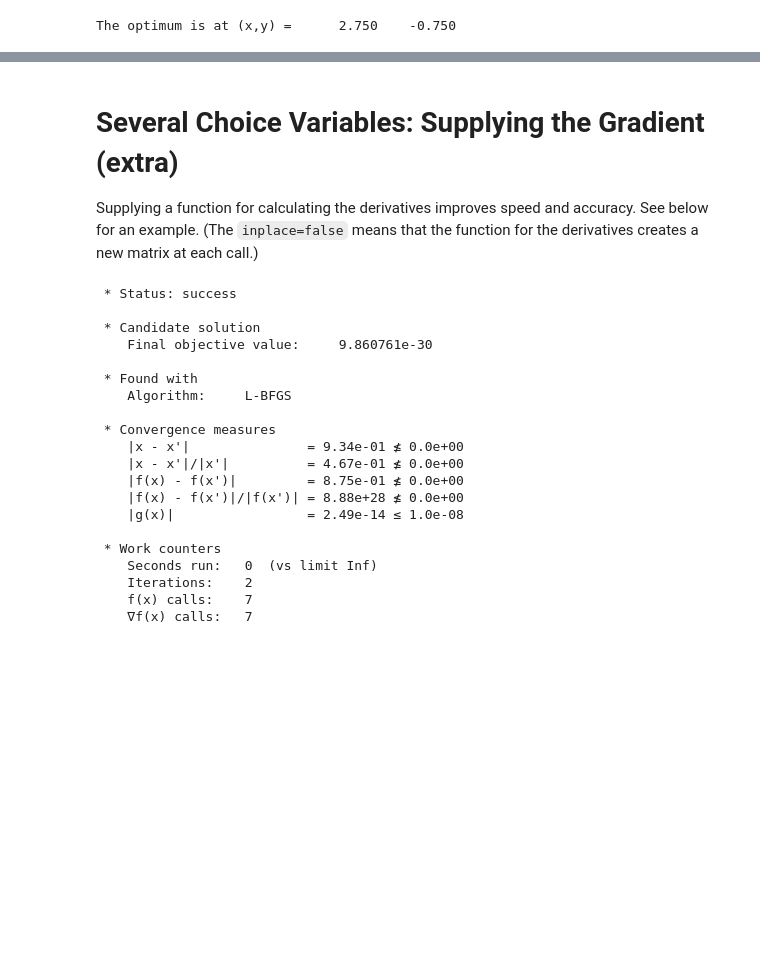
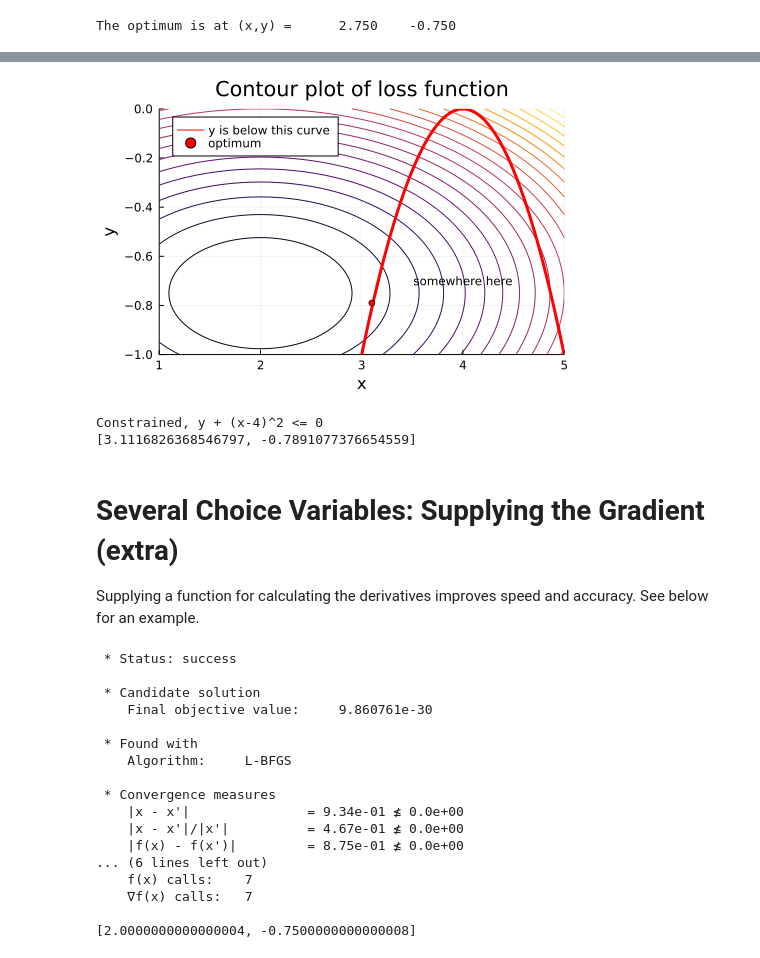
Before and after one commit to PaulSoderlind/JuliaTutorial, a Jupyter notebook: Tutorial_22a_Optimization_Optim.ipynb, the cells around one changed output, grey strips where cells are left out. Saved outputs shown, nothing was run; the diff lists cells and outputs as text; code cells hidden in the pictures; blank space fills up the shorter version.

```diff
--- a/Tutorial_22a_Optimization_Optim.ipynb
+++ b/Tutorial_22a_Optimization_Optim.ipynb
@@ -161,15 +216,53 @@ The optimum is at (x,y) =      2.750    -0.750
+# %%
+yRestriction = -(x.-4).^2               #y should be less than this
+
+p1 = contour( x,y,loss2d',
+              legend = false,
+              levels = 21,
+              title = "Contour plot of loss function",
+              xlabel = "x",
+              ylabel = "y",
+              xlims = (1,5),
+              ylims = (-1,0),
+              annotation = (4.0,-0.7,text("somewhere here",8)) )
+plot!(x,yRestriction,linecolor=:red,linewidth=3,label="y is below this curve",legend=:topleft)
+scatter!([3.1],[-0.79],markercolor=:red,label="optimum")
+display(p1)
+# %% [output]
+[figure, added]
+# %%
+function IneqConstrfun!(c,p)       #another restriction
+    (x,y) = (p[1],p[2])
+    c[1]  = y + (x-4)^2
+  return c
+end
+
+lx = [-Inf,-Inf]                   #effectively no bounds on the parameters
+ux = [Inf,Inf]
+lc = [-Inf]                        # -Inf <= c <= 0.0
+uc = [0.0]
+
+df  = TwiceDifferentiable(fn2,x0)
+dfc = TwiceDifferentiableConstraints(IneqConstrfun!,lx,ux,lc,uc)
+Sol = optimize(df,dfc,x0,IPNewton())
+println("Constrained, y + (x-4)^2 <= 0")
+println(Optim.minimizer(Sol))
+# %% [output]
+Constrained, y + (x-4)^2 <= 0
+[3.1116826368546797, -0.7891077376654559]
 # %% [markdown]
 # Several Choice Variables:  Supplying the Gradient (extra)
 
-Supplying a function for calculating the derivatives improves speed and accuracy. See below for an example. (The `inplace=false` means that the function for the derivatives creates a new matrix at each call.)
+Supplying a function for calculating the derivatives improves speed and accuracy. See below for an example.
 # %%
-function g2(x)                        #derivatives of fn2 wrt. x[1] and x[2]
-    G = [2*(x[1]-2), 2*4(4*x[2]+3)]   #creates a new vector: use inplace = false in optimize()
+function g2!(G,x)                        #derivatives of fn2 wrt. x[1] and x[2]
+    G[:] = [2*(x[1]-2), 2*4(4*x[2]+3)]   #fills an existing vector
     return G
 end
 
-Sol3 = optimize(fn2,g2,[1.0,-0.5],inplace=false)
+Sol3 = optimize(fn2,g2!,[1.0,-0.5])
 println(Sol3)
+println(Optim.minimizer(Sol3))
 # %% [output]
  * Status: success
 
@@ -183,11 +276,8 @@ println(Sol3)
     |x - x'|               = 9.34e-01 ≰ 0.0e+00
     |x - x'|/|x'|          = 4.67e-01 ≰ 0.0e+00
     |f(x) - f(x')|         = 8.75e-01 ≰ 0.0e+00
-    |f(x) - f(x')|/|f(x')| = 8.88e+28 ≰ 0.0e+00
-    |g(x)|                 = 2.49e-14 ≤ 1.0e-08
-
- * Work counters
-    Seconds run:   0  (vs limit Inf)
-    Iterations:    2
+... (6 lines left out)
     f(x) calls:    7
     ∇f(x) calls:   7
+
+[2.0000000000000004, -0.7500000000000008]
```
Also changed, not shown: parts of 9 cells of this notebook, 12 other files.
